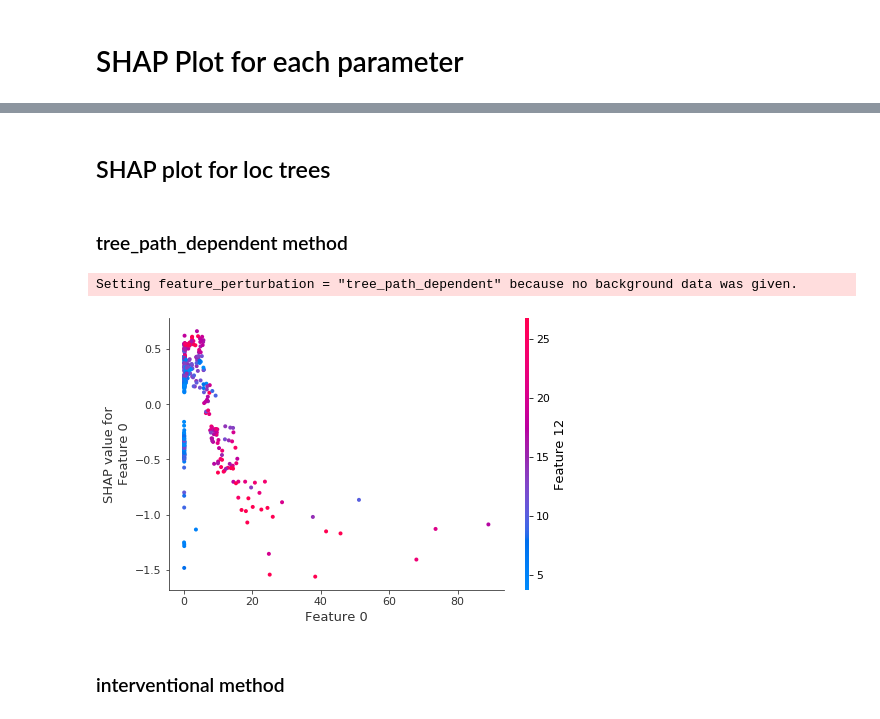
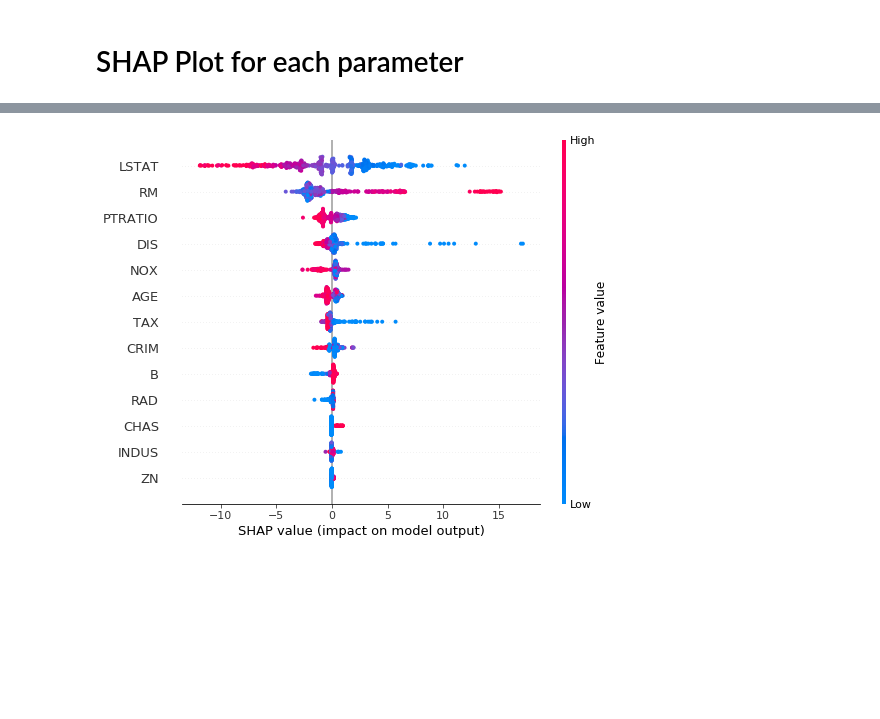
Before and after one commit to stanfordmlgroup/ngboost, a Jupyter notebook: examples/model_interpretation/SHAP_plots.ipynb, the cells around one changed output, grey strips where cells are left out. Saved outputs shown, nothing was run; the diff lists cells and outputs as text; code cells hidden in the pictures; blank space fills up the shorter version.

Commit message:
Update documentation to reflect changes in model interpretation

```diff
--- a/examples/inspections/SHAP plots.ipynb
+++ b/examples/model_interpretation/SHAP_plots.ipynb
@@ -44,16 +41,10 @@ import shap
 shap.initjs()
 # %% [output]
 [interactive output not drawn]
-# %% [markdown]
-## SHAP plot for loc trees
-# %% [markdown]
-### tree_path_dependent method
 # %%
-explainer = ngb.get_shap_tree_explainer(param_idx=0)
+## SHAP plot for loc trees
+explainer = shap.TreeExplainer(ngb, model_output=0)
 shap_values = explainer.shap_values(X)
-shap.dependence_plot(0, shap_values, X)
+shap.summary_plot(shap_values, X, feature_names=load_boston()['feature_names'])
 # %% [output]
-Setting feature_perturbation = "tree_path_dependent" because no background data was given.
-[figure, old version]
+[figure, new version]
-# %% [markdown]
-### interventional method
```
Also changed, not shown: parts of 10 cells of this notebook, 6 other files.
